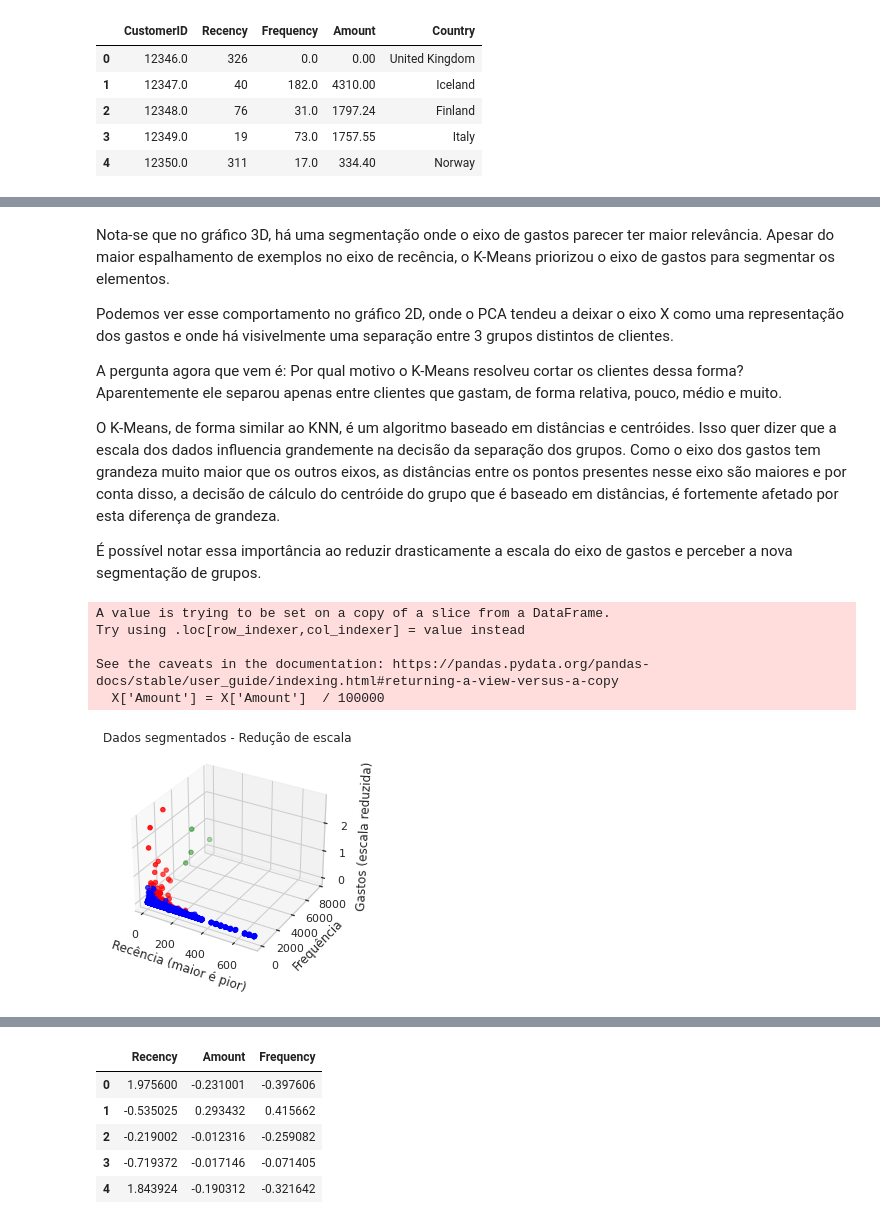
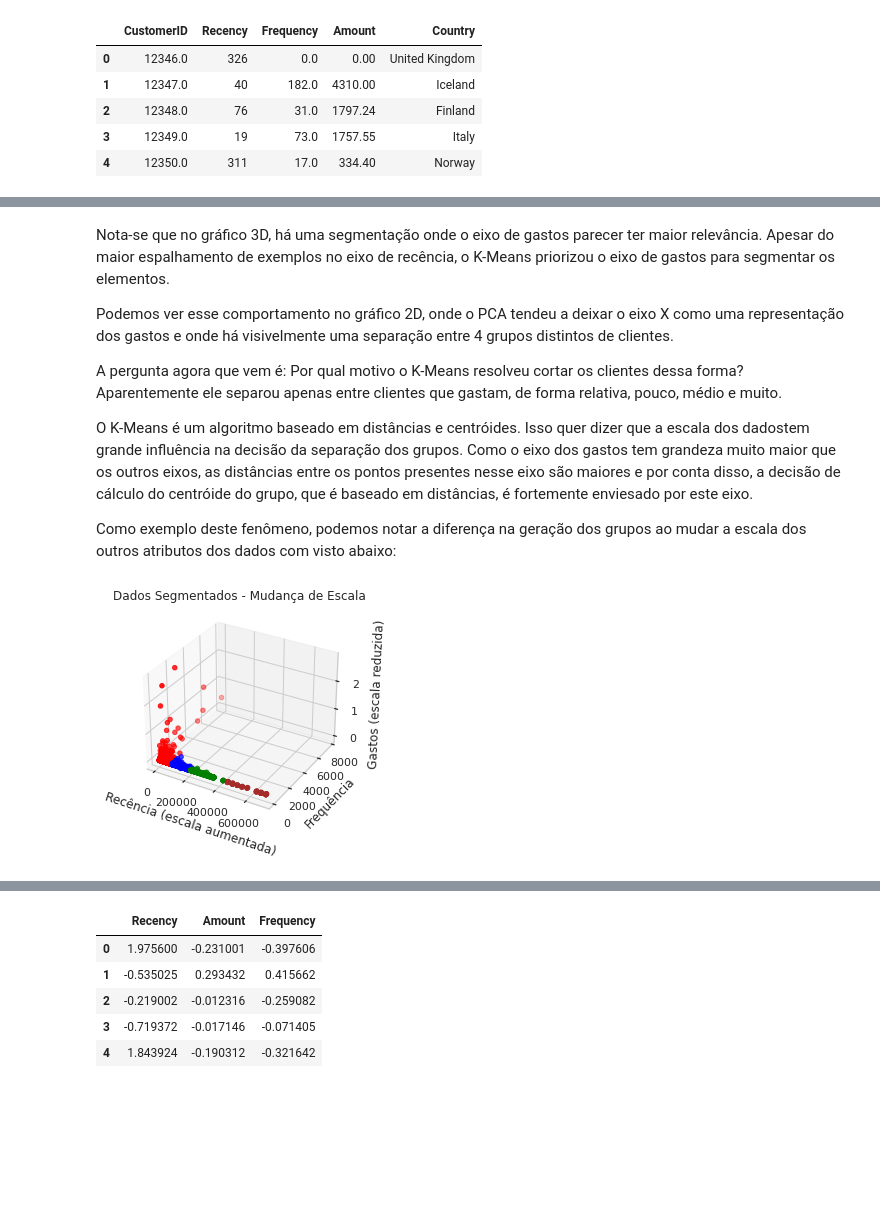
Before and after one commit to mikaelsouza/ai-engineer-bemol-challenge, a Jupyter notebook: notebooks/2-model-experiments.ipynb, the cells around one changed output, grey strips where cells are left out. Cells and saved outputs as stored; diff of their text form; code cells hidden in the pictures; blank space fills up the shorter version.

```diff
--- a/notebooks/2-model-experiments.ipynb
+++ b/notebooks/2-model-experiments.ipynb
@@ -29,7 +29,8 @@ sns.set_style("whitegrid")
 RS=42
 COLORS = {0: 'blue',
          1: 'green',
-         2: 'red'}
+         2: 'red',
+         3: 'brown'}
 
 rfm = pd.read_csv('../data/processed/rfm.csv')
 rfm.head()
@@ -51,7 +54 @@ Neste exemplo, serão gerados apenas 3 clusters para realizar a segmentação de
-# %%
-X = rfm[['Recency', 'Amount', 'Frequency']]
-model = sklearn.cluster.KMeans(n_clusters=3, random_state=RS)
-prediction = model.fit(X)
-labels = prediction.labels_
-colors = [COLORS[x] for x in labels]
 # %% [markdown]
@@ -76,10 +77,10 @@ def plot3d(x, y, z, colors, xlabel='Recência (maior é pior)', zlabel='Gastos (
     ax.set_ylabel(ylabel)
     ax.set_title(title)
 
-def run_kmeans(X):
-    model = sklearn.cluster.KMeans(n_clusters=3, random_state=RS)
+def run_kmeans(X, n_clusters=4):
+    model = sklearn.cluster.KMeans(n_clusters=n_clusters, random_state=RS)
     prediction = model.fit(X)
     labels = prediction.labels_
     colors = [COLORS[x] for x in labels]
-    return colors
+    return colors, labels
 # %%
@@ -97,35 +101,31 @@ plot2d(X, colors)
 # %% [markdown]
 Nota-se que no gráfico 3D, há uma segmentação onde o eixo de gastos parecer ter maior relevância. Apesar do maior espalhamento de exemplos no eixo de recência, o K-Means priorizou o eixo de gastos para segmentar os elementos.
 
-Podemos ver esse comportamento no gráfico 2D, onde o PCA tendeu a deixar o eixo X como uma representação dos gastos e onde há visivelmente uma separação entre 3 grupos distintos de clientes.
+Podemos ver esse comportamento no gráfico 2D, onde o PCA tendeu a deixar o eixo X como uma representação dos gastos e onde há visivelmente uma separação entre 4 grupos distintos de clientes.
 
 A pergunta agora que vem é: Por qual motivo o K-Means resolveu cortar os clientes dessa forma? Aparentemente ele separou apenas entre clientes que gastam, de forma relativa, pouco, médio e muito.
 
-O K-Means, de forma similar ao KNN, é um algoritmo baseado em distâncias e centróides. Isso quer dizer que a escala dos dados influencia grandemente na decisão da separação dos grupos. Como o eixo dos gastos tem grandeza muito maior que os outros eixos, as distâncias entre os pontos presentes nesse eixo são maiores e por conta disso, a decisão de cálculo do centróide do grupo que é baseado em distâncias, é fortemente afetado por esta diferença de grandeza.
+O K-Means é um algoritmo baseado em distâncias e centróides. Isso quer dizer que a escala dos dadostem grande influência na decisão da separação dos grupos. Como o eixo dos gastos tem grandeza muito maior que os outros eixos, as distâncias entre os pontos presentes nesse eixo são maiores e por conta disso, a decisão de cálculo do centróide do grupo, que é baseado em distâncias, é fortemente enviesado por este eixo.
 
-É possível notar essa importância ao reduzir drasticamente a escala do eixo de gastos e perceber a nova segmentação de grupos.
+Como exemplo deste fenômeno, podemos notar a diferença na geração dos grupos ao mudar a escala dos outros atributos dos dados com visto abaixo:
 # %%
 # Redução de escala
-X = rfm[['Recency', 'Amount', 'Frequency']]
+X = rfm[['Recency', 'Amount', 'Frequency']].copy()
 X['Amount'] = X['Amount']  / 100000
+X['Recency'] = X['Recency'] * 1000
 
 # Obtendo coordenadas
 x = X['Recency']
 y = X['Frequency']
 z = X['Amount']
 
 # Definindo novo modelo
-colors = run_kmeans(X)
+colors, _ = run_kmeans(X)
 
 # Plot
-plot3d(x, y, z, colors, title='Dados Segmentados - Redução de Escala', zlabel='Gastos (escala reduzida)')
+plot3d(x, y, z, colors, title='Dados Segmentados - Mudança de Escala', xlabel='Recência (escala aumentada)', zlabel='Gastos (escala reduzida)')
 # %% [output]
-A value is trying to be set on a copy of a slice from a DataFrame.
-Try using .loc[row_indexer,col_indexer] = value instead
-
-See the caveats in the documentation: https://pandas.pydata.org/pandas-docs/stable/user_guide/indexing.html#returning-a-view-versus-a-copy
-  X['Amount'] = X['Amount']  / 100000
-[figure, old version]
+[figure, new version]
 # %%
 plot2d(X, colors, title='Visualização 2D - Redução de Escala')
 # %% [output]
```
Also changed, not shown: parts of 23 cells of this notebook, 1 other file.
